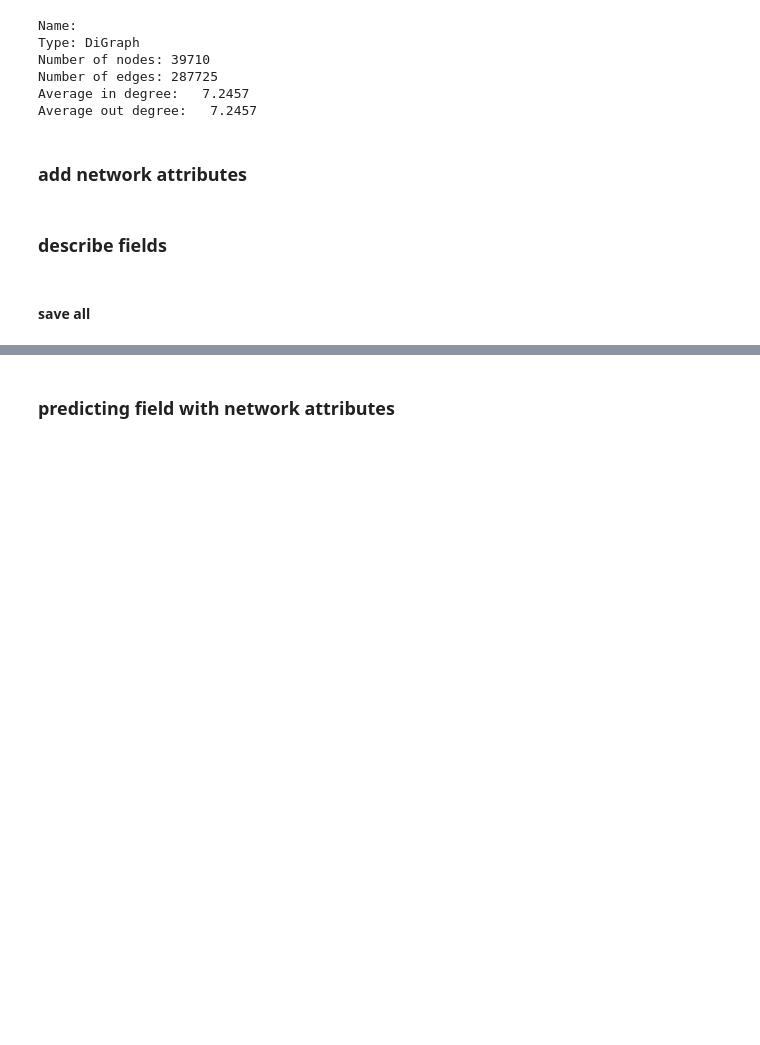
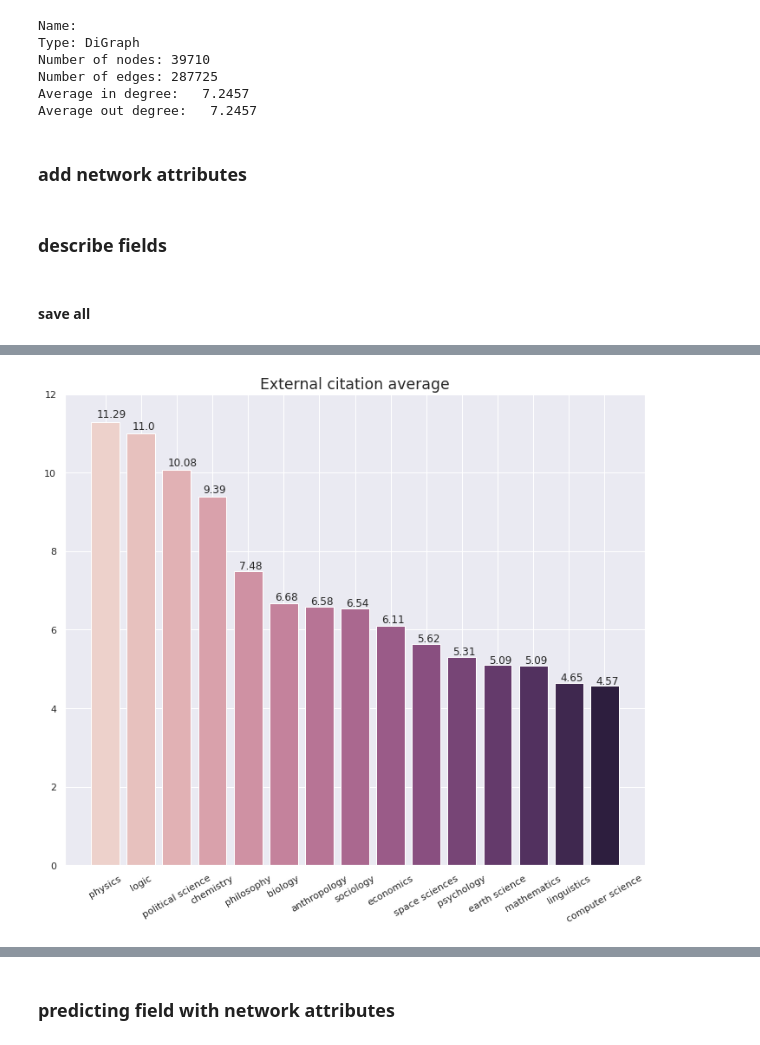
Before and after one commit to dormanh/wikipedia_hyperlinks, a Jupyter notebook: randomization.ipynb, the cells around one changed output, grey strips where cells are left out. Saved outputs shown, nothing was run; the diff lists cells and outputs as text; code cells hidden in the pictures; blank space fills up the shorter version.

```diff
--- a/randomization.ipynb
+++ b/randomization.ipynb
@@ -373,0 +347,4 @@ def fields_bar_chart(attr, title):
+# %%
+fields_bar_chart("ext_cit_avg", "External citation average", ylim=12)
+# %% [output]
+[figure, added]
```
Also changed, not shown: parts of 17 cells of this notebook, 4 other files.
